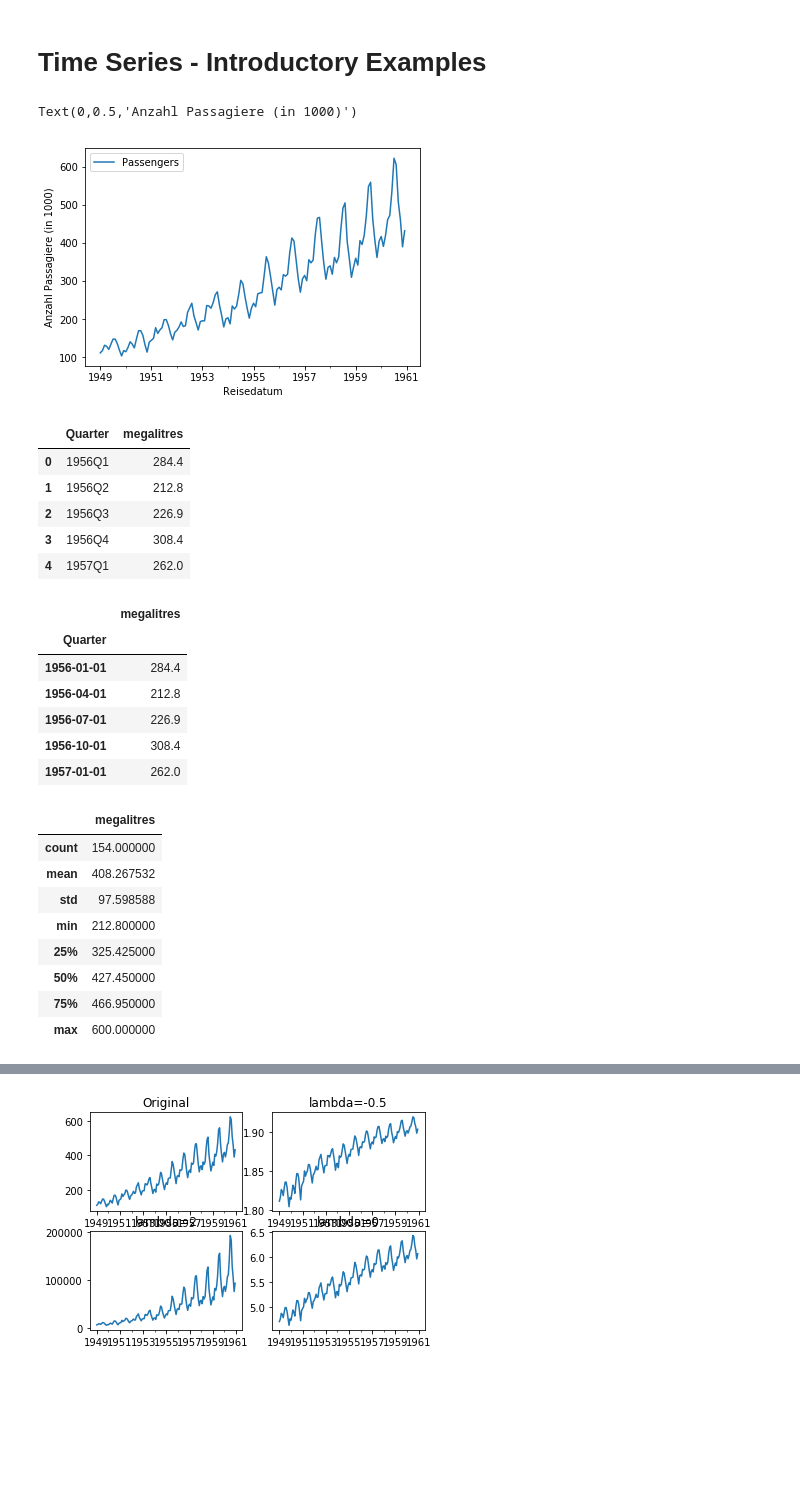
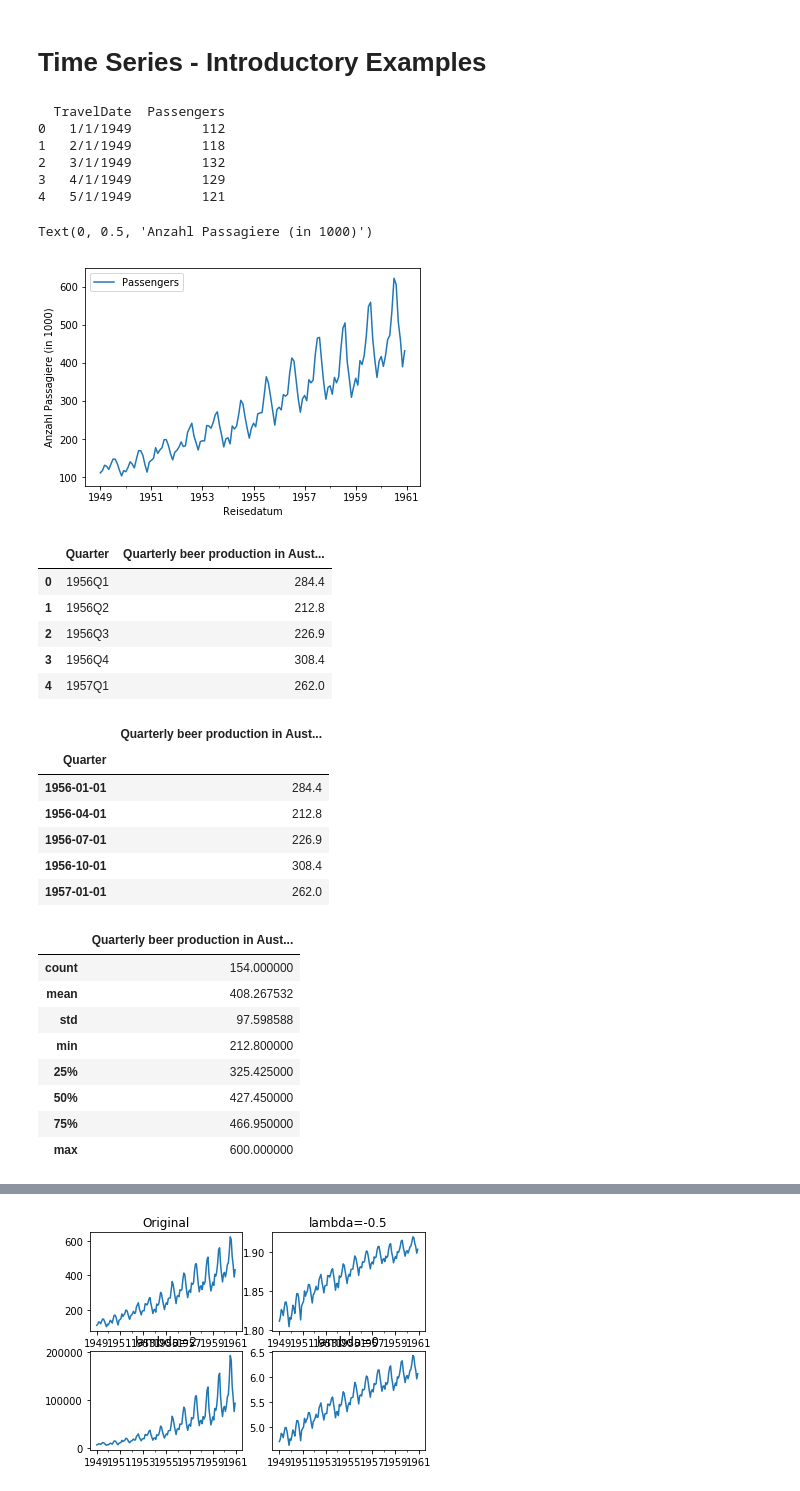
Before and after one commit to tschibu/hslu-stat-exercises, a Jupyter notebook: SW12_Zeitreihen/Introduction to Time Series Analysis.ipynb, the cells around one changed output, grey strips where cells are left out. Saved outputs shown, nothing was run; the diff lists cells and outputs as text; code cells hidden in the pictures; blank space fills up the shorter version.

```diff
--- a/SW12_Zeitreihen/Introduction to Time Series Analysis.ipynb
+++ b/SW12_Zeitreihen/Introduction to Time Series Analysis.ipynb
@@ -5,8 +5,8 @@ import matplotlib.pyplot as plt
 import numpy as np
 import pandas as pd
 %matplotlib inline
-AirP = pd.read_csv("/Users/mirkobirbaumer/Dropbox (CC-IIMSN)/Statistics/Themen/Time_Series_Introduction/Skript_de/Daten/AirPassengers.csv")
-AirP.head()
+AirP = pd.read_csv("../data/AirPassengers.csv")
+print(AirP.head())
 AirP["TravelDate"] = pd.DatetimeIndex(AirP["TravelDate"])
 AirP.set_index("TravelDate", inplace=True)
 AirP.head()
@@ -14,26 +14,31 @@ AirP.plot()
 plt.xlabel("Reisedatum")
 plt.ylabel("Anzahl Passagiere (in 1000)")
 # %% [output]
-Text(0,0.5,'Anzahl Passagiere (in 1000)')
+  TravelDate  Passengers
+0   1/1/1949         112
+1   2/1/1949         118
+2   3/1/1949         132
+3   4/1/1949         129
+4   5/1/1949         121
+Text(0, 0.5, 'Anzahl Passagiere (in 1000)')
 [figure]
 # %%
-AusBeer = pd.read_csv("/Users/mirkobirbaumer/Dropbox (CC-IIMSN)/Statistics/Themen/Time_Series_Introduction/Skript_de/Daten/AustralianBeer.csv",sep=";",header=0)
+AusBeer = pd.read_csv("../data/AustralianBeer.csv",sep=";",header=0)
 AusBeer1 = AusBeer.copy()
 AusBeer1.head()
 # %% [output]
-|  | Quarter | megalitres |
+|  | Quarter | Quarterly beer production in Aust... |
 | 0 | 1956Q1 | 284.4 |
 | 1 | 1956Q2 | 212.8 |
 | 2 | 1956Q3 | 226.9 |
 | 3 | 1956Q4 | 308.4 |
 | 4 | 1957Q1 | 262.0 |
 # %%
-
 AusBeer1["Quarter"] = pd.DatetimeIndex(AusBeer["Quarter"])
 AusBeer1.set_index("Quarter", inplace=True)
 AusBeer1.head()
 # %% [output]
-|  | megalitres |
+|  | Quarterly beer production in Aust... |
 | Quarter |  |
 | 1956-01-01 | 284.4 |
 | 1956-04-01 | 212.8 |
@@ -43,7 +48,7 @@ AusBeer1.head()
 # %%
 AusBeer1.describe()
 # %% [output]
-|  | megalitres |
+|  | Quarterly beer production in Aust... |
 | count | 154.000000 |
 | mean | 408.267532 |
 | std | 97.598588 |
```
Also changed, not shown: parts of 4 cells of this notebook, 4 other files.
